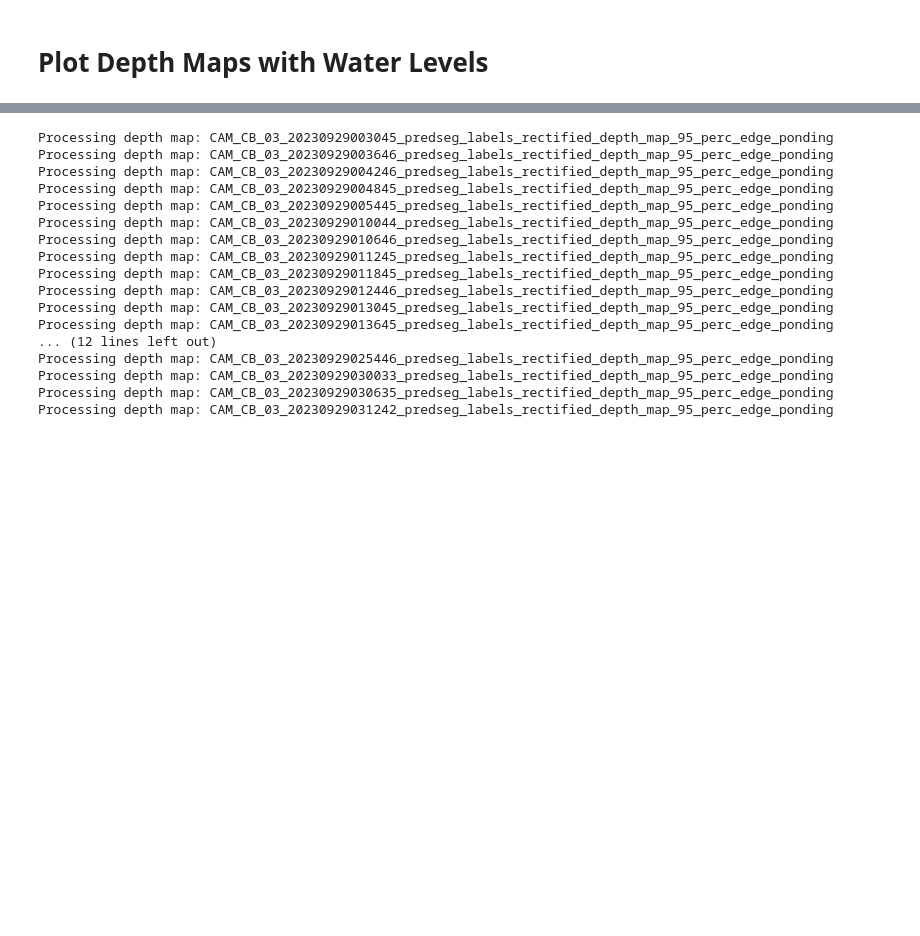
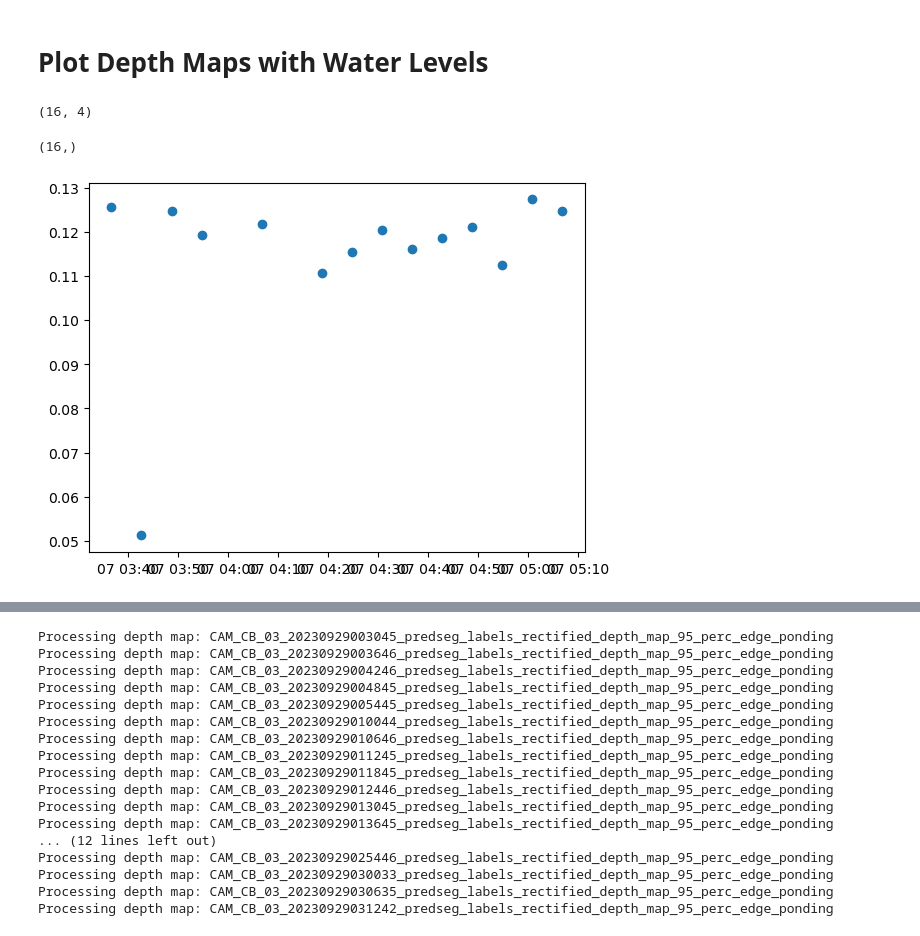
Before and after one commit to rtmccune/depth_mapping, a Jupyter notebook: test_notebook.ipynb, the cells around one changed output, grey strips where cells are left out. Saved outputs shown, nothing was run; the diff lists cells and outputs as text; code cells hidden in the pictures; blank space fills up the shorter version.

```diff
--- a/test_notebook.ipynb
+++ b/test_notebook.ipynb
@@ -444,0 +451,17 @@ for flood_event in tqdm(flood_events_folders, desc="Plotting depth maps for floo
+# %%
+zarr_store_path = '/home/rmccune/depth_mapping/CB03_all_photos/flood_events/CB_03_20230707033307_20230707050907/zarr/virtual_sensor_depths'
+
+if os.path.exists(zarr_store_path):
+    root = zarr.open(zarr_store_path, mode='r')
+
+    timestamps = root["timestamps"][:]  # Load as an array of strings
+    max_depths = root["max_depths"][:]
+    avg_depths = root["avg_depths"][:]
+    vs_depths = root["vs_depths"][:]
+
+    # Convert timestamps back to pandas datetime
+    datetimes = pd.to_datetime(timestamps, utc=True)
+# %%
+vs_depths.shape
+# %% [output]
+(16, 4)
@@ -444,0 +470,9 @@ for flood_event in tqdm(flood_events_folders, desc="Plotting depth maps for floo
+# %%
+random_array.shape
+# %% [output]
+(16,)
+# %%
+plt.scatter(datetimes, vs_depths[:,0])
+plt.show()
+# %% [output]
+[figure, added]
```
Also changed, not shown: parts of 11 cells of this notebook, 7 other files.
